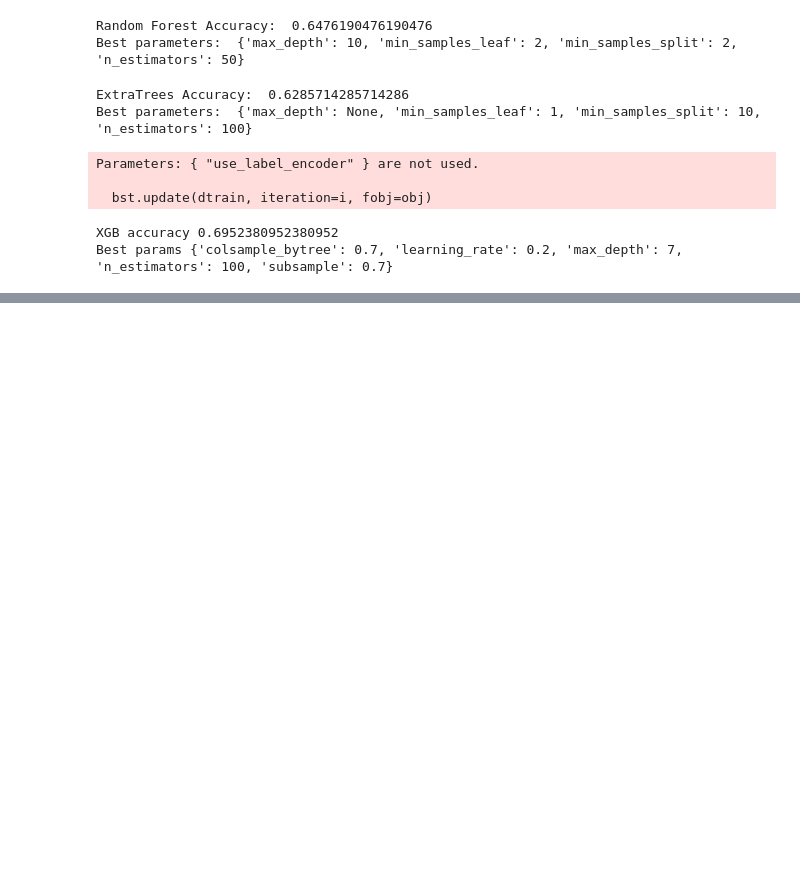
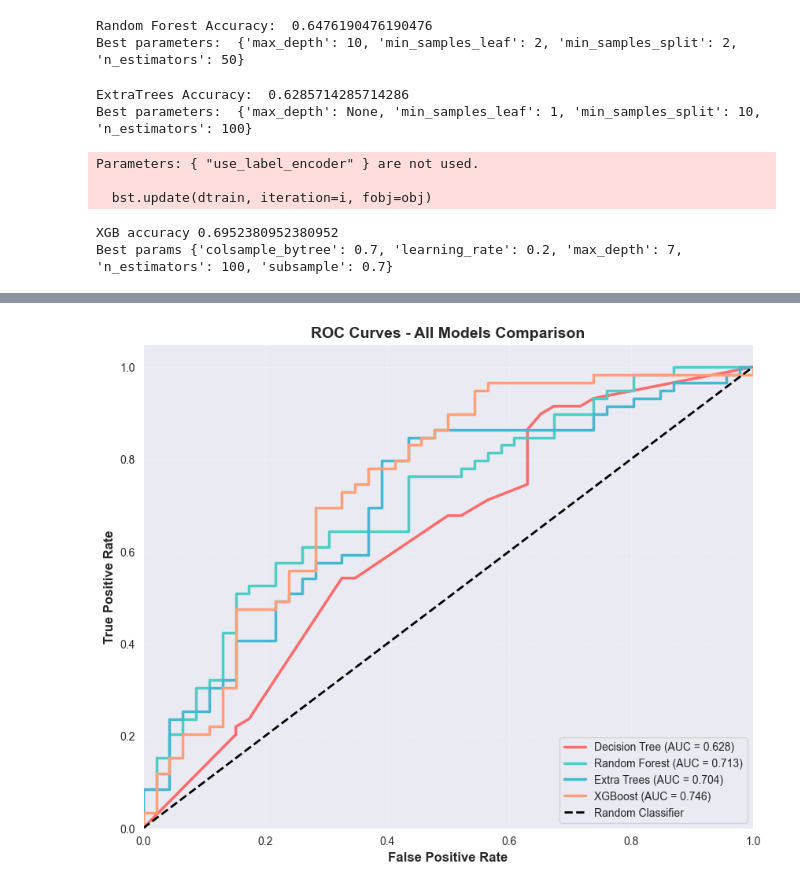
Before and after one commit to MateuszGruntkowski/Credit-Risk-Modeling, a Jupyter notebook: machine_learning.ipynb, the cells around one changed output, grey strips where cells are left out. Drawn from its saved outputs; the diff is of its cells as text; code cells hidden in the pictures; blank space fills up the shorter version.

```diff
--- a/machine_learning.ipynb
+++ b/machine_learning.ipynb
@@ -125,3 +221,27 @@ Best params {'colsample_bytree': 0.7, 'learning_rate': 0.2, 'max_depth': 7, 'n_e
+# %%
+plt.figure(figsize=(10, 8))
+
+for i, (model_name, model) in enumerate(zip(models_comparison['Model'],
+                                             models_comparison['Best Model'])):
+    y_pred_proba = model.predict_proba(X_test)[:, 1]
+    fpr, tpr, _ = roc_curve(y_test, y_pred_proba)
+    roc_auc = auc(fpr, tpr)
+
+    plt.plot(fpr, tpr, color=colors[i], lw=2.5,
+             label=f'{model_name} (AUC = {roc_auc:.3f})')
+
+plt.plot([0, 1], [0, 1], 'k--', lw=2, label='Random Classifier')
+plt.xlim([0.0, 1.0])
+plt.ylim([0.0, 1.05])
+plt.xlabel('False Positive Rate', fontsize=12, fontweight='bold')
+plt.ylabel('True Positive Rate', fontsize=12, fontweight='bold')
+plt.title('ROC Curves - All Models Comparison', fontsize=14, fontweight='bold')
+plt.legend(loc="lower right", fontsize=10)
+plt.grid(alpha=0.3, linestyle='--')
+plt.savefig('roc_comparison.png', dpi=300, bbox_inches='tight')
+plt.show()
+# %% [output]
+[figure, added]
 # %%
 joblib.dump(best_xgb, "best_model/xgb_model.pkl")
 # %% [output]
```
Also changed, not shown: parts of 9 cells of this notebook.
